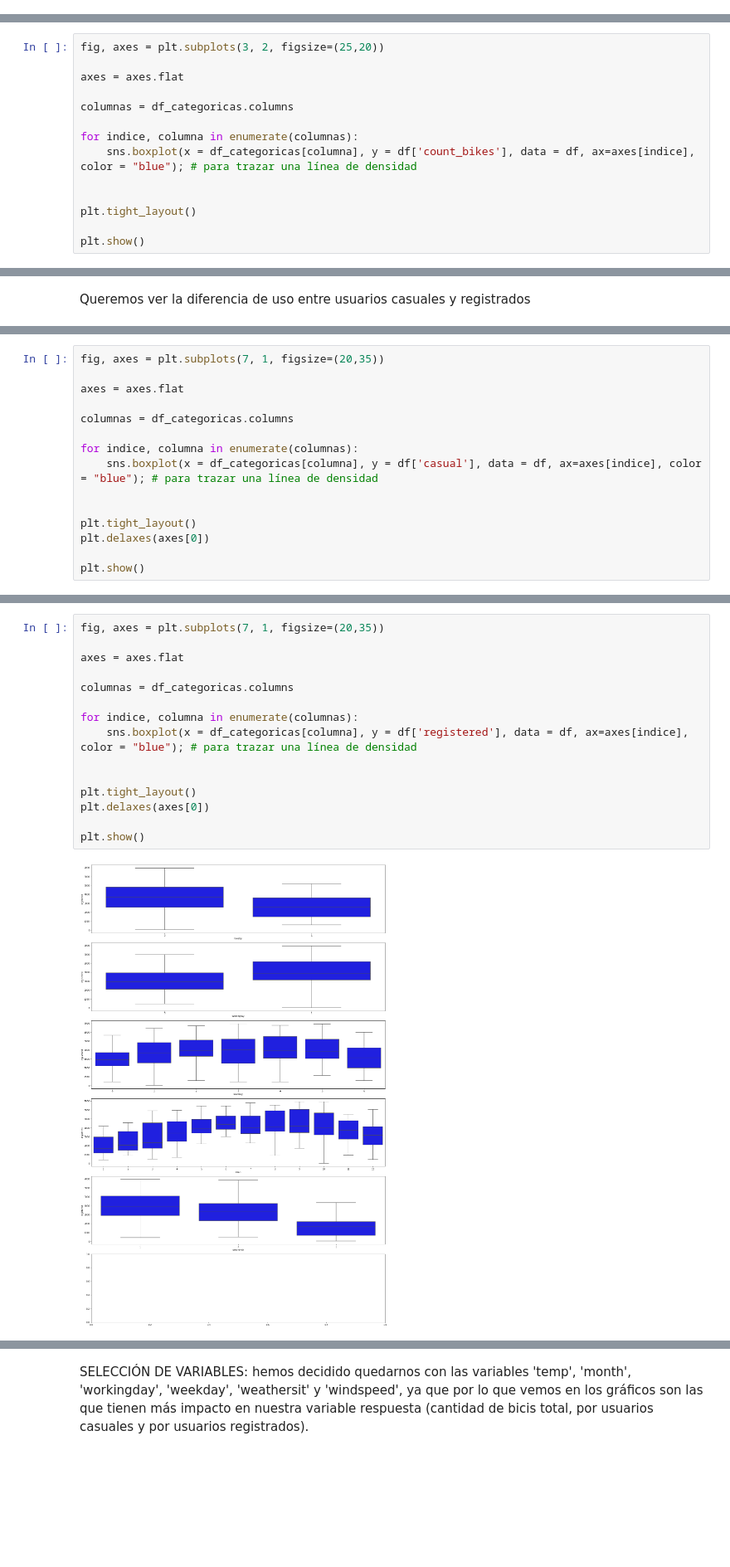
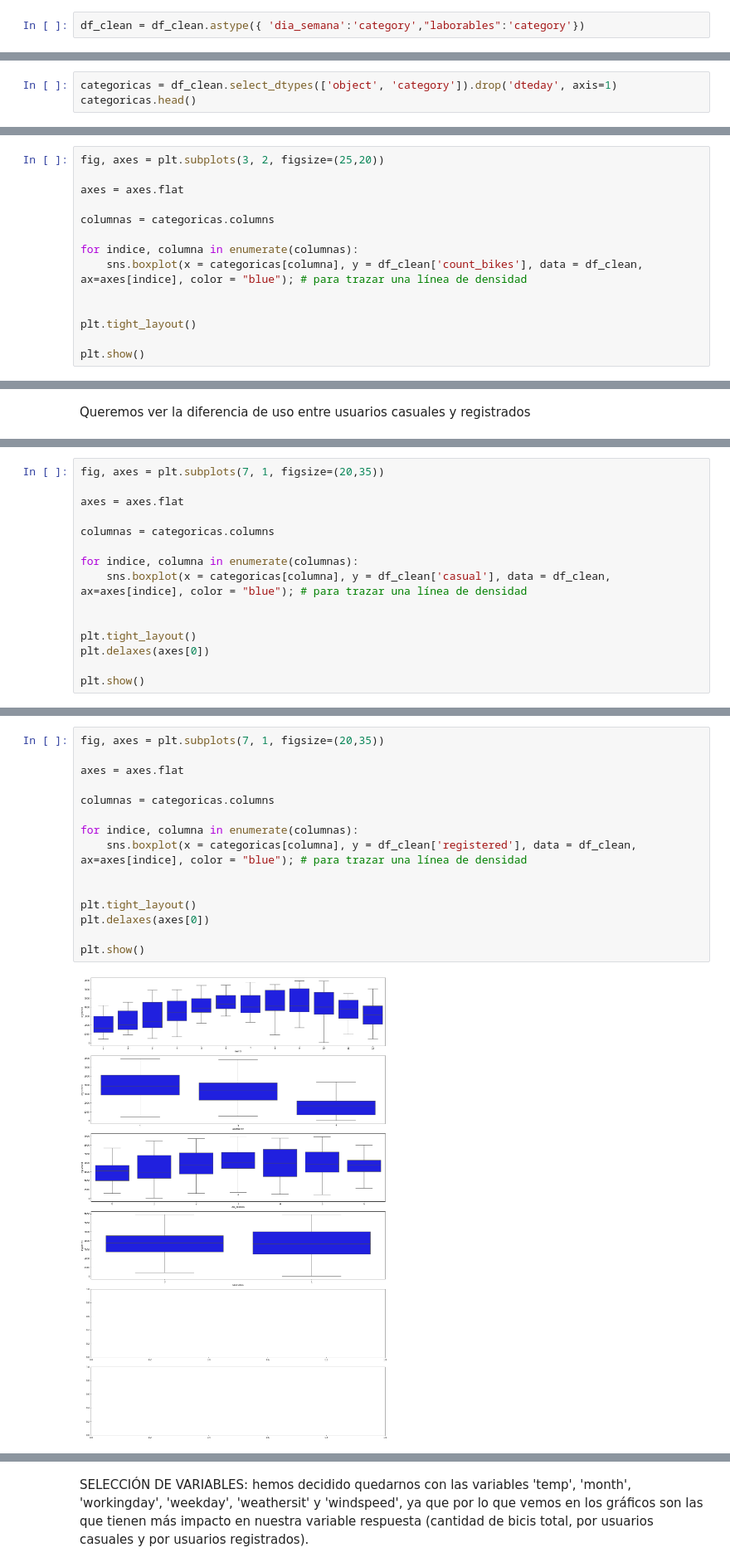
Before and after one commit to chloeiris/DA-Project3-Bike-Rental-ML-Predictive-Models, a Jupyter notebook: EDA_Bike_Sharing.ipynb, the cells around one changed output, grey strips where cells are left out. Shown at 83% size. Cells and saved outputs as stored; diff of their text form; blank space fills up the shorter version.

```diff
--- a/EDA_Bike_Sharing.ipynb
+++ b/EDA_Bike_Sharing.ipynb
@@ -193 +199,3 @@ Vemos que hay variacion entre meses y por lo tanto habra variacion entre estacio
+# %%
+df_clean = df_clean.astype({ 'dia_semana':'category',"laborables":'category'})
 # %%
@@ -274,0 +233,3 @@ df_categoricas.shape
+# %%
+categoricas = df_clean.select_dtypes(['object', 'category']).drop('dteday', axis=1)
+categoricas.head()
@@ -281,10 +249,10 @@ fig, axes = plt.subplots(3, 2, figsize=(25,20))
 
 axes = axes.flat
 
-columnas = df_categoricas.columns
+columnas = categoricas.columns
 
 for indice, columna in enumerate(columnas):
-    sns.boxplot(x = df_categoricas[columna], y = df['count_bikes'], data = df, ax=axes[indice], color = "blue"); # para trazar una línea de densidad
+    sns.boxplot(x = categoricas[columna], y = df_clean['count_bikes'], data = df_clean, ax=axes[indice], color = "blue"); # para trazar una línea de densidad
 
 
 plt.tight_layout()
@@ -348,10 +310,10 @@ fig, axes = plt.subplots(7, 1, figsize=(20,35))
 
 axes = axes.flat
 
-columnas = df_categoricas.columns
+columnas = categoricas.columns
 
 for indice, columna in enumerate(columnas):
-    sns.boxplot(x = df_categoricas[columna], y = df['casual'], data = df, ax=axes[indice], color = "blue"); # para trazar una línea de densidad
+    sns.boxplot(x = categoricas[columna], y = df_clean['casual'], data = df_clean, ax=axes[indice], color = "blue"); # para trazar una línea de densidad
 
 
 plt.tight_layout()
@@ -363,20 +325,20 @@ plt.show()
 # %%
 fig, axes = plt.subplots(7, 1, figsize=(20,35))
 
 axes = axes.flat
 
-columnas = df_categoricas.columns
+columnas = categoricas.columns
 
 for indice, columna in enumerate(columnas):
-    sns.boxplot(x = df_categoricas[columna], y = df['registered'], data = df, ax=axes[indice], color = "blue"); # para trazar una línea de densidad
+    sns.boxplot(x = categoricas[columna], y = df_clean['registered'], data = df_clean, ax=axes[indice], color = "blue"); # para trazar una línea de densidad
 
 
 plt.tight_layout()
 plt.delaxes(axes[0])
 
 plt.show()
 # %% [output]
-[figure, old version]
+[figure, new version]
 # %%
 # Gráfico de relación entre variables predictoras y la variable a predecir.
 # ==============================================================================
```
Also changed, not shown: parts of 25 cells of this notebook, 2 other files.
